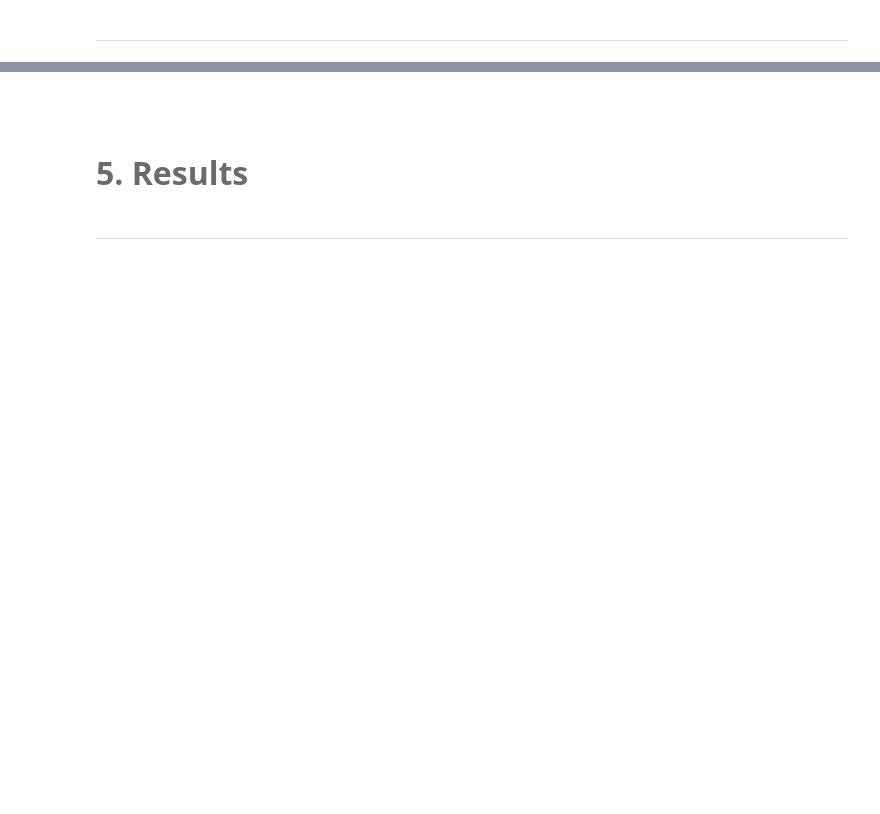
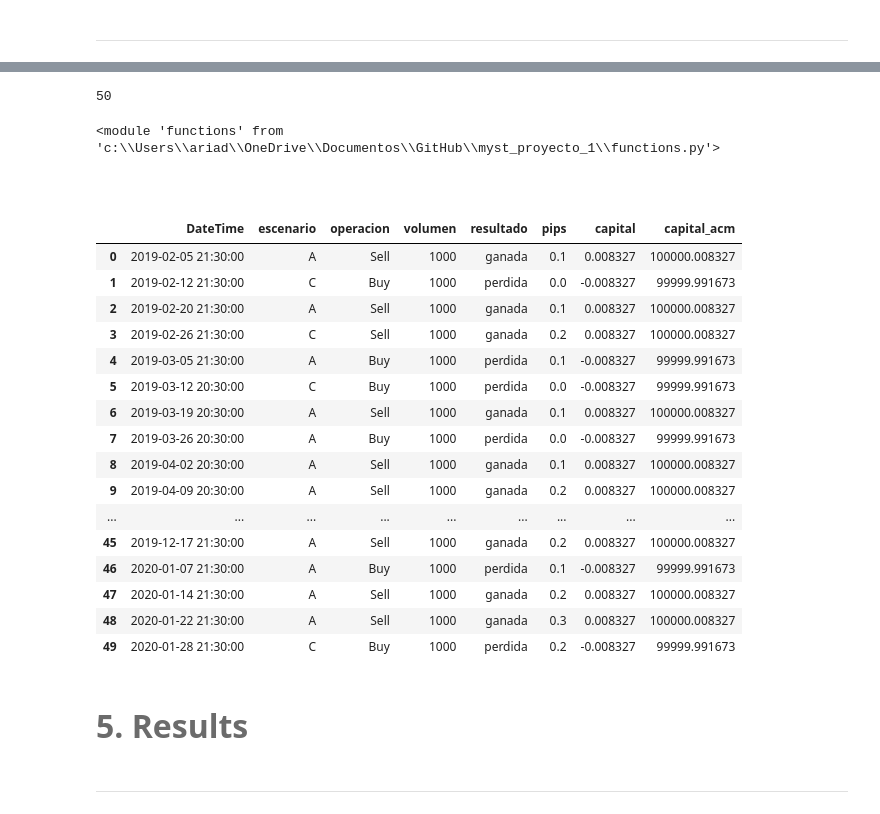
Before and after one commit to ariadnagalindom/myst_proyecto_1, a Jupyter notebook: notebook.ipynb, the cells around one changed output, grey strips where cells are left out. Saved outputs shown, nothing was run; the diff lists cells and outputs as text; code cells hidden in the pictures; blank space fills up the shorter version.

```diff
--- a/notebook.ipynb
+++ b/notebook.ipynb
@@ -297,0 +387,8 @@ Podemos apreciar que no hay datos atípicos.
+# %%
+len(pips)
+# %% [output]
+50
+# %%
+importlib.reload(f)
+# %% [output]
+<module 'functions' from 'c:\\Users\\ariad\\OneDrive\\Documentos\\GitHub\\myst_proyecto_1\\functions.py'>
@@ -298,5 +397,25 @@ Podemos apreciar que no hay datos atípicos.
 # %% [markdown]
 <br>
+# %%
+df_backtest
+# %% [output]
+|  | DateTime | escenario | operacion | volumen | resultado | pips | capital | capital_acm |
+| 0 | 2019-02-05 21:30:00 | A | Sell | 1000 | ganada | 0.1 | 0.008327 | 100000.008327 |
+| 1 | 2019-02-12 21:30:00 | C | Buy | 1000 | perdida | 0.0 | -0.008327 | 99999.991673 |
+| 2 | 2019-02-20 21:30:00 | A | Sell | 1000 | ganada | 0.1 | 0.008327 | 100000.008327 |
+| 3 | 2019-02-26 21:30:00 | C | Sell | 1000 | ganada | 0.2 | 0.008327 | 100000.008327 |
+| 4 | 2019-03-05 21:30:00 | A | Buy | 1000 | perdida | 0.1 | -0.008327 | 99999.991673 |
+| 5 | 2019-03-12 20:30:00 | C | Buy | 1000 | perdida | 0.0 | -0.008327 | 99999.991673 |
+| 6 | 2019-03-19 20:30:00 | A | Sell | 1000 | ganada | 0.1 | 0.008327 | 100000.008327 |
+| 7 | 2019-03-26 20:30:00 | A | Buy | 1000 | perdida | 0.0 | -0.008327 | 99999.991673 |
+| 8 | 2019-04-02 20:30:00 | A | Sell | 1000 | ganada | 0.1 | 0.008327 | 100000.008327 |
+| 9 | 2019-04-09 20:30:00 | A | Sell | 1000 | ganada | 0.2 | 0.008327 | 100000.008327 |
+| ... | ... | ... | ... | ... | ... | ... | ... | ... |
+| 45 | 2019-12-17 21:30:00 | A | Sell | 1000 | ganada | 0.2 | 0.008327 | 100000.008327 |
+| 46 | 2020-01-07 21:30:00 | A | Buy | 1000 | perdida | 0.1 | -0.008327 | 99999.991673 |
+| 47 | 2020-01-14 21:30:00 | A | Sell | 1000 | ganada | 0.2 | 0.008327 | 100000.008327 |
+| 48 | 2020-01-22 21:30:00 | A | Sell | 1000 | ganada | 0.3 | 0.008327 | 100000.008327 |
+| 49 | 2020-01-28 21:30:00 | C | Buy | 1000 | perdida | 0.2 | -0.008327 | 99999.991673 |
 # %% [markdown]
 # <font color= #6B6B6B> <font size = 6> 5. Results </font>
 # %% [markdown]
```
Also changed, not shown: parts of 24 cells of this notebook, 5 other files.
